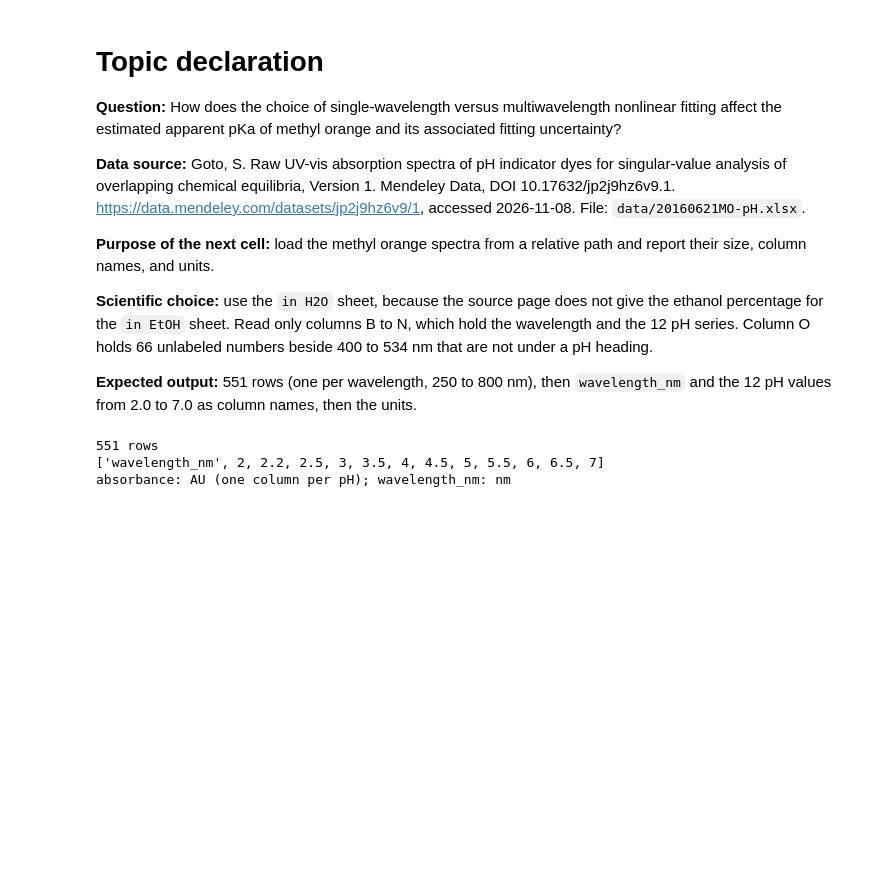
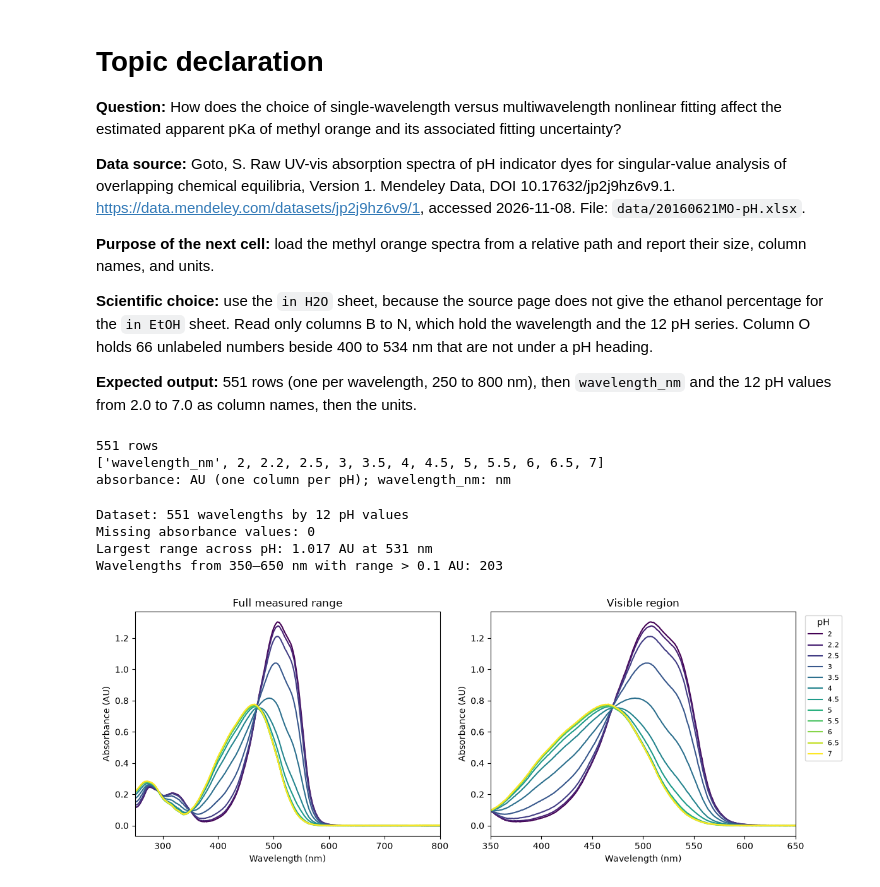
Before and after one commit to silvab-creator/chem527-project, a Jupyter notebook: topic.ipynb, the cells around one changed output. Cells and saved outputs as stored; diff of their text form; code cells hidden in the pictures; blank space fills up the shorter version.

```diff
--- a/topic.ipynb
+++ b/topic.ipynb
@@ -22,3 +22,40 @@ print("absorbance: AU (one column per pH); wavelength_nm: nm")
 551 rows
 ['wavelength_nm', 2, 2.2, 2.5, 3, 3.5, 4, 4.5, 5, 5.5, 6, 6.5, 7]
 absorbance: AU (one column per pH); wavelength_nm: nm
+# %%
+import numpy as np
+import matplotlib.pyplot as plt
+
+wavelength = data["wavelength_nm"].to_numpy(dtype=float)
+ph = np.asarray(data.columns[1:], dtype=float)
+absorbance = data.iloc[:, 1:].to_numpy(dtype=float)
+spread = np.ptp(absorbance, axis=1)
+
+print(f"Dataset: {absorbance.shape[0]} wavelengths by {absorbance.shape[1]} pH values")
+print(f"Missing absorbance values: {np.isnan(absorbance).sum()}")
+peak_index = np.argmax(spread)
+print(f"Largest range across pH: {spread[peak_index]:.3f} AU at {wavelength[peak_index]:.0f} nm")
+visible = (wavelength >= 350) & (wavelength <= 650)
+print(f"Wavelengths from 350–650 nm with range > 0.1 AU: {np.sum(spread[visible] > 0.1)}")
+
+colors = plt.cm.viridis(np.linspace(0, 1, len(ph)))
+fig, axes = plt.subplots(1, 2, figsize=(12, 4.5))
+for column, (condition, color) in enumerate(zip(ph, colors)):
+    for ax in axes:
+        ax.plot(wavelength, absorbance[:, column], color=color, label=f"{condition:g}")
+axes[0].set_xlim(250, 800)
+axes[0].set_title("Full measured range")
+axes[1].set_xlim(350, 650)
+axes[1].set_title("Visible region")
+for ax in axes:
+    ax.set_xlabel("Wavelength (nm)")
+    ax.set_ylabel("Absorbance (AU)")
+axes[1].legend(title="pH", bbox_to_anchor=(1.02, 1), loc="upper left", fontsize=8)
+fig.tight_layout()
+plt.show()
+# %% [output]
+Dataset: 551 wavelengths by 12 pH values
+Missing absorbance values: 0
+Largest range across pH: 1.017 AU at 531 nm
+Wavelengths from 350–650 nm with range > 0.1 AU: 203
+[figure, added]
```
Also changed, not shown: parts of 4 cells of this notebook, 1 other file.
